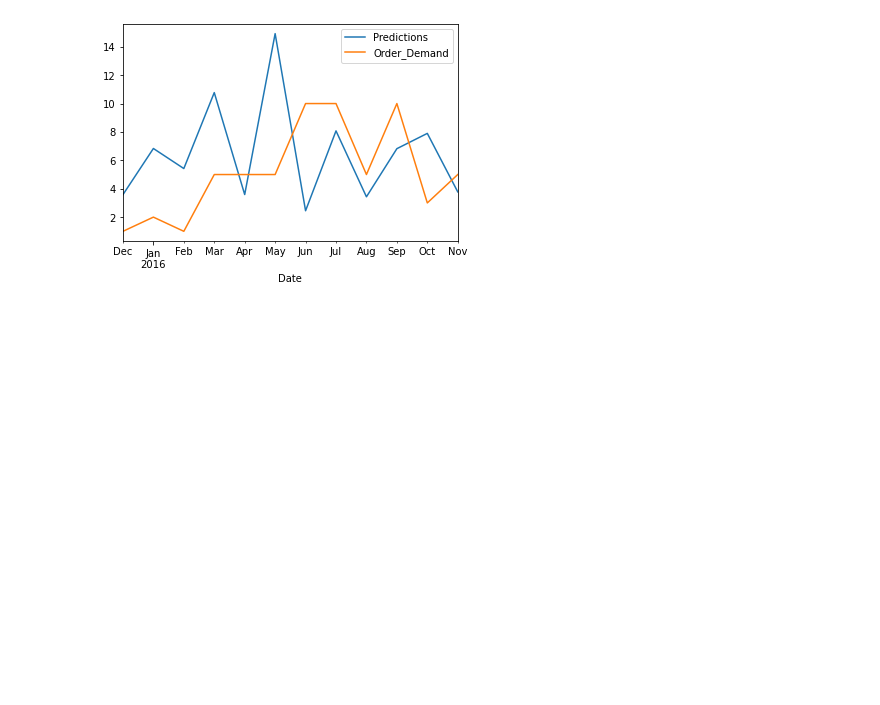
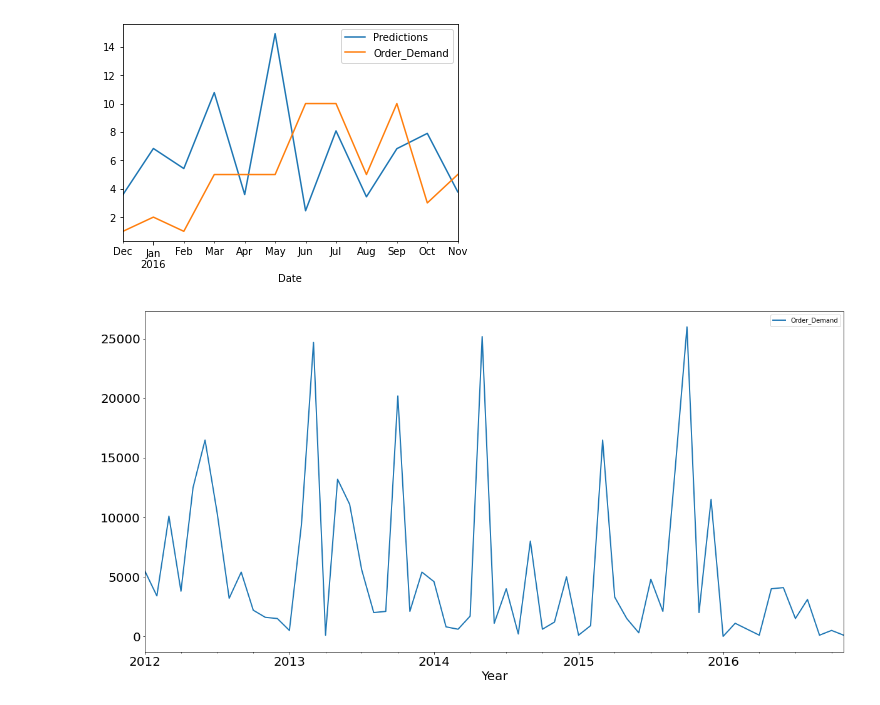
Before and after one commit to anissakhan/731-Project-5-Khan, a Jupyter notebook: Notebooks/731-Project5.ipynb, the cells around one changed output. Saved outputs shown, nothing was run; the diff lists cells and outputs as text; code cells hidden in the pictures; blank space fills up the shorter version.

```diff
--- a/Notebooks/731-Project5.ipynb
+++ b/Notebooks/731-Project5.ipynb
@@ -306,7 +295,9 @@ None
 # %%
 dfProd=dfProd.groupby(level=0).sum()
+dfProd2=dfProd2.groupby(level=0).sum()
 # %%
 dfProd = dfProd.asfreq('M', method='ffill')
+dfProd2 = dfProd2.asfreq('M', method='ffill')
 # %%
 dfProd.plot(figsize=(20,10), linewidth=2, fontsize=20)
 plt.xlabel('Year', fontsize=20);
@@ -418,3 +409,8 @@ test['Order_Demand'].plot(legend = True)
 # %% [output]
 <matplotlib.axes._subplots.AxesSubplot at 0x...>
 [figure]
+# %%
+dfProd2.plot(figsize=(20,10), linewidth=2, fontsize=20)
+plt.xlabel('Year', fontsize=20);
+# %% [output]
+[figure, added]
```
Also changed, not shown: parts of 24 cells of this notebook.
